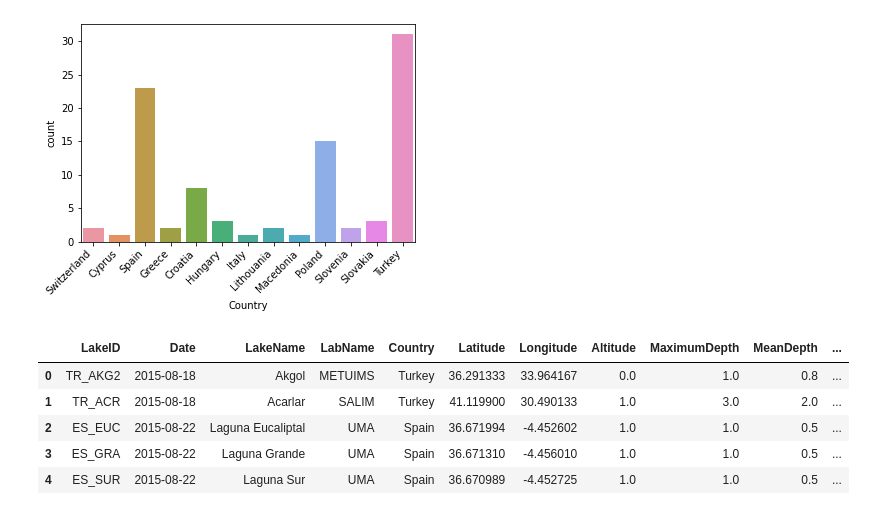
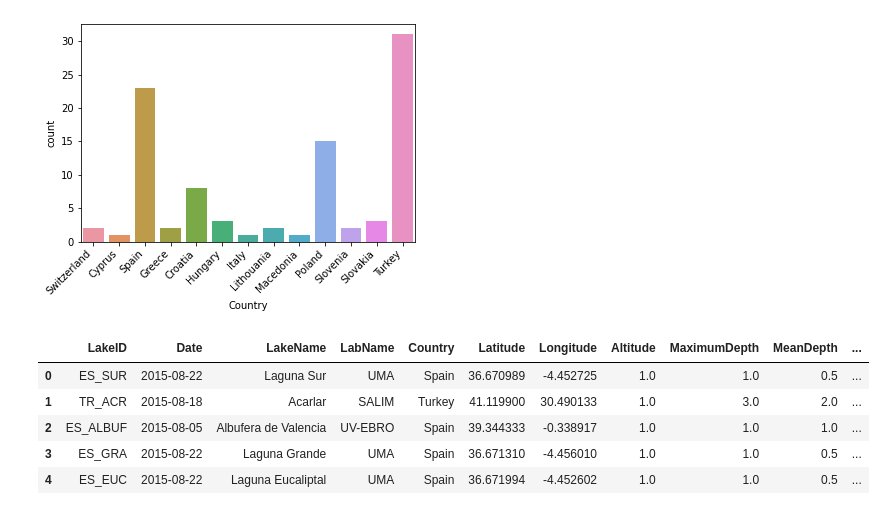
Before and after one commit to ubco-W2021T1-data301/project-group50-project, a Jupyter notebook: notebooks/analysis2.ipynb, the cells around one changed output. Drawn from its saved outputs; the diff is of its cells as text; code cells hidden in the pictures.

```diff
--- a/notebooks/analysis2.ipynb
+++ b/notebooks/analysis2.ipynb
@@ -165,35 +165,35 @@ chart
 # %%
 ## Task 2
 
 # load data
 df = pd.read_csv('../data/raw/EMLSdata_10Aug.csv')
 
 # rename columns to clearer names
 df = df.rename(columns={'Lake_ID' : "LakeID", 'Altitude_m' : 'Altitude', 'MaximumDepth_m' : 'MaximumDepth', 'MeanDepth_m' : 'MeanDepth',
                         'SurfaceTemperature_C' : 'SurfaceTemperature', 'Chlorophylla_ugL' : 'Chlorophylla', 'Chlorophyllb_ugL' : 'Chlorophyllb',
                         'Chlorophyllc2_ugL' : 'Chlorophyllc'})
 
 # keep columns we want
-df = df[['LakeID', 'Date', 'LakeName', 'LabName', 'Country', 'Latitude', 'Longitude', 'Altitude', 'MaximumDepth', 'MeanDepth', 'Chlorophylla', 'Chlorophyllb', 'Chlorophyllc']]
+df = df[['LakeID', 'Date', 'LakeName', 'LabName', 'Country', 'Latitude', 'Longitude', 'Altitude', 'MaximumDepth', 'MeanDepth', 'SurfaceTemperature', 'Chlorophylla', 'Chlorophyllb', 'Chlorophyllc']]
 
 #drop na values
 df = df.dropna(how="any")
 
 # sort by Altitude and reset index
 df = df.sort_values("Altitude").reset_index(drop=True)
 
 
 # create date columns
 df = df.assign(Year = lambda x : df['Date'].str[:4])
 df = df.assign(Month = lambda x : df['Date'].str[5:7])
 df.head()
 # %% [output]
 |  | LakeID | Date | LakeName | LabName | Country | Latitude | Longitude | Altitude | MaximumDepth | MeanDepth | ... |
-| 0 | TR_AKG2 | 2015-08-18 | Akgol | METUIMS | Turkey | 36.291333 | 33.964167 | 0.0 | 1.0 | 0.8 | ... |
+| 0 | ES_SUR | 2015-08-22 | Laguna Sur | UMA | Spain | 36.670989 | -4.452725 | 1.0 | 1.0 | 0.5 | ... |
 | 1 | TR_ACR | 2015-08-18 | Acarlar | SALIM | Turkey | 41.119900 | 30.490133 | 1.0 | 3.0 | 2.0 | ... |
-| 2 | ES_EUC | 2015-08-22 | Laguna Eucaliptal | UMA | Spain | 36.671994 | -4.452602 | 1.0 | 1.0 | 0.5 | ... |
+| 2 | ES_ALBUF | 2015-08-05 | Albufera de Valencia | UV-EBRO | Spain | 39.344333 | -0.338917 | 1.0 | 1.0 | 1.0 | ... |
 | 3 | ES_GRA | 2015-08-22 | Laguna Grande | UMA | Spain | 36.671310 | -4.456010 | 1.0 | 1.0 | 0.5 | ... |
-| 4 | ES_SUR | 2015-08-22 | Laguna Sur | UMA | Spain | 36.670989 | -4.452725 | 1.0 | 1.0 | 0.5 | ... |
+| 4 | ES_EUC | 2015-08-22 | Laguna Eucaliptal | UMA | Spain | 36.671994 | -4.452602 | 1.0 | 1.0 | 0.5 | ... |
 # %%
 ## Task 3
 def load_and_process(pathname):
```
Also changed, not shown: parts of 2 cells of this notebook.
